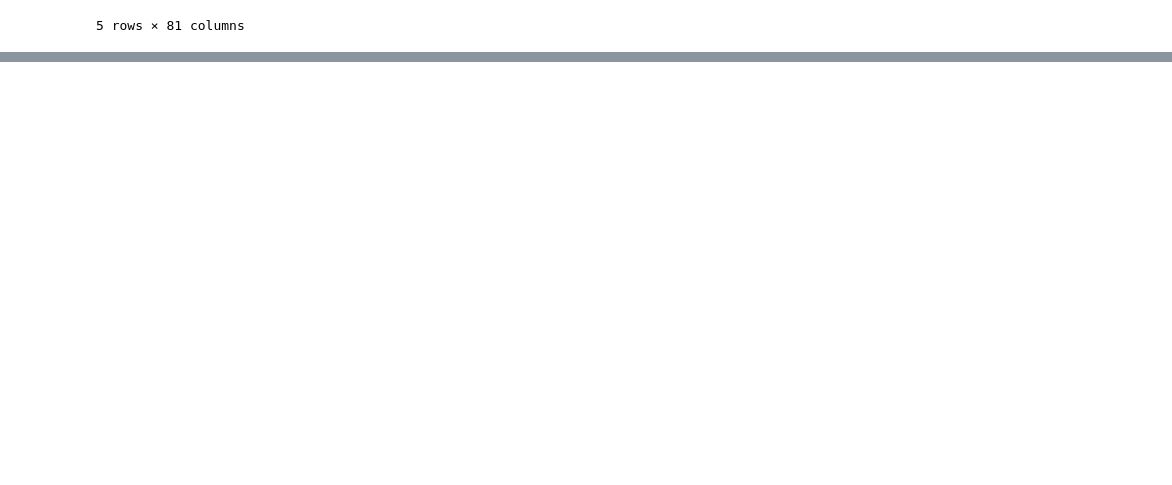
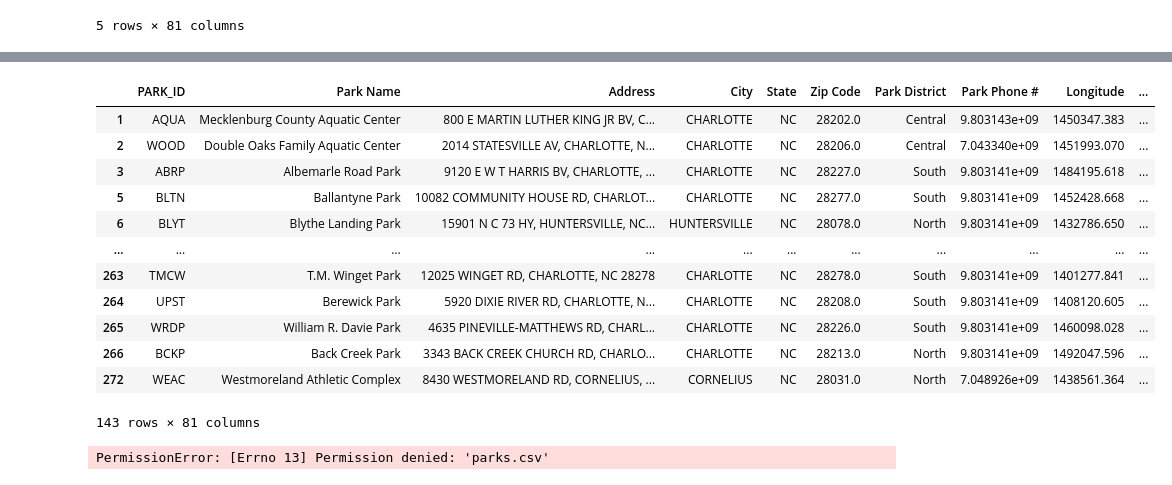
Before and after one commit to asosatrejo/park-project, a Jupyter notebook: Resources/Park-Project.ipynb, the cells around one changed output, grey strips where cells are left out. Cells and saved outputs as stored; diff of their text form; code cells hidden in the pictures; blank space fills up the shorter version.

Commit message:
Committing Cleaned Data Resource

```diff
--- a/Resources/Park-Project.ipynb
+++ b/Resources/Park-Project.ipynb
@@ -88,0 +113,6 @@ merge_df.head()
+# %%
+merge_df = merge_df.rename(columns={'y': 'Latitude'})
+# %%
+merge_df = merge_df.rename(columns={'zip': 'Zip Code'})
+# %%
+merge_df = merge_df.rename(columns={'park district': 'Park District'})
@@ -88,0 +129,22 @@ merge_df.head()
+# %%
+CleanPark_database = merge_df
+# %%
+CleanPark_database
+# %% [output]
+|  | PARK_ID | Park Name | Address | City | State | Zip Code | Park District | Park Phone # | Longitude | ... |
+| 1 | AQUA | Mecklenburg County Aquatic Center | 800 E MARTIN LUTHER KING JR BV, C... | CHARLOTTE | NC | 28202.0 | Central | 9.803143e+09 | 1450347.383 | ... |
+| 2 | WOOD | Double Oaks Family Aquatic Center | 2014 STATESVILLE AV, CHARLOTTE, N... | CHARLOTTE | NC | 28206.0 | Central | 7.043340e+09 | 1451993.070 | ... |
+| 3 | ABRP | Albemarle Road Park | 9120 E W T HARRIS BV, CHARLOTTE, ... | CHARLOTTE | NC | 28227.0 | South | 9.803141e+09 | 1484195.618 | ... |
+| 5 | BLTN | Ballantyne Park | 10082 COMMUNITY HOUSE RD, CHARLOT... | CHARLOTTE | NC | 28277.0 | South | 9.803141e+09 | 1452428.668 | ... |
+| 6 | BLYT | Blythe Landing Park | 15901 N C 73 HY, HUNTERSVILLE, NC... | HUNTERSVILLE | NC | 28078.0 | North | 9.803141e+09 | 1432786.650 | ... |
+| ... | ... | ... | ... | ... | ... | ... | ... | ... | ... | ... |
+| 263 | TMCW | T.M. Winget Park | 12025 WINGET RD, CHARLOTTE, NC 28278 | CHARLOTTE | NC | 28278.0 | South | 9.803141e+09 | 1401277.841 | ... |
+| 264 | UPST | Berewick Park | 5920 DIXIE RIVER RD, CHARLOTTE, N... | CHARLOTTE | NC | 28208.0 | South | 9.803141e+09 | 1408120.605 | ... |
+| 265 | WRDP | William R. Davie Park | 4635 PINEVILLE-MATTHEWS RD, CHARL... | CHARLOTTE | NC | 28226.0 | South | 9.803141e+09 | 1460098.028 | ... |
+| 266 | BCKP | Back Creek Park | 3343 BACK CREEK CHURCH RD, CHARLO... | CHARLOTTE | NC | 28213.0 | North | 9.803141e+09 | 1492047.596 | ... |
+| 272 | WEAC | Westmoreland Athletic Complex | 8430 WESTMORELAND RD, CORNELIUS, ... | CORNELIUS | NC | 28031.0 | North | 7.048926e+09 | 1438561.364 | ... |
+143 rows × 81 columns
+# %%
+CleanPark_database.to_csv("parks.csv", index=False)
+# %% [output]
+PermissionError: [Errno 13] Permission denied: 'parks.csv'
```
Also changed, not shown: parts of 9 cells of this notebook, 1 other file.
